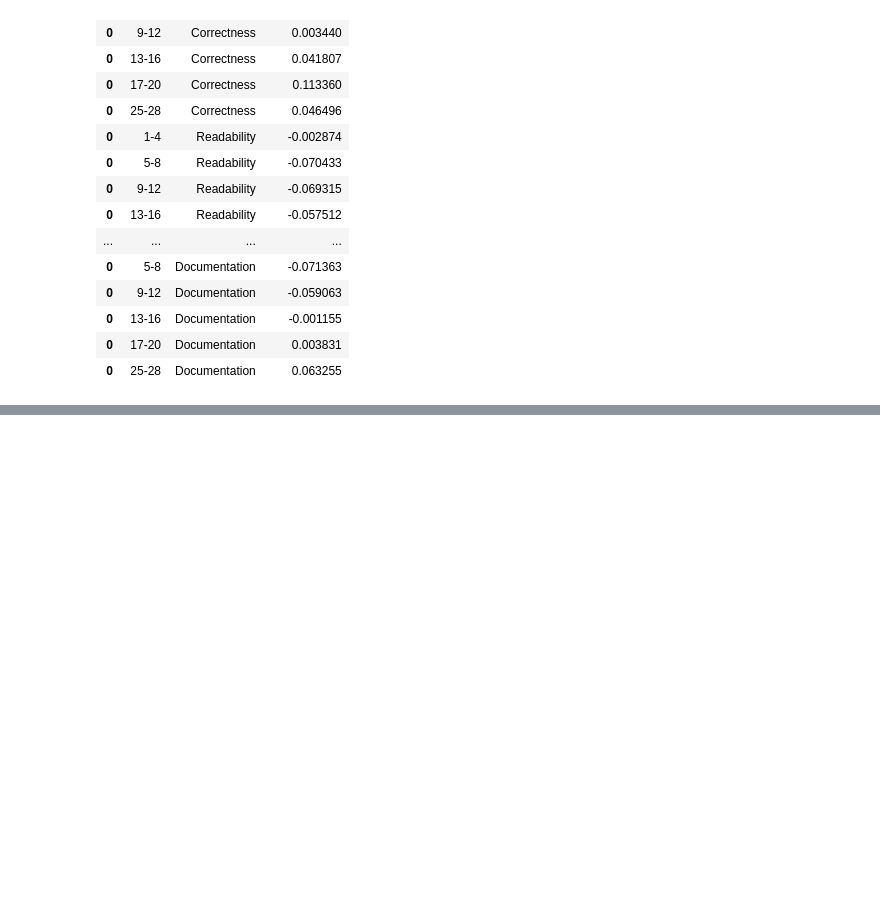
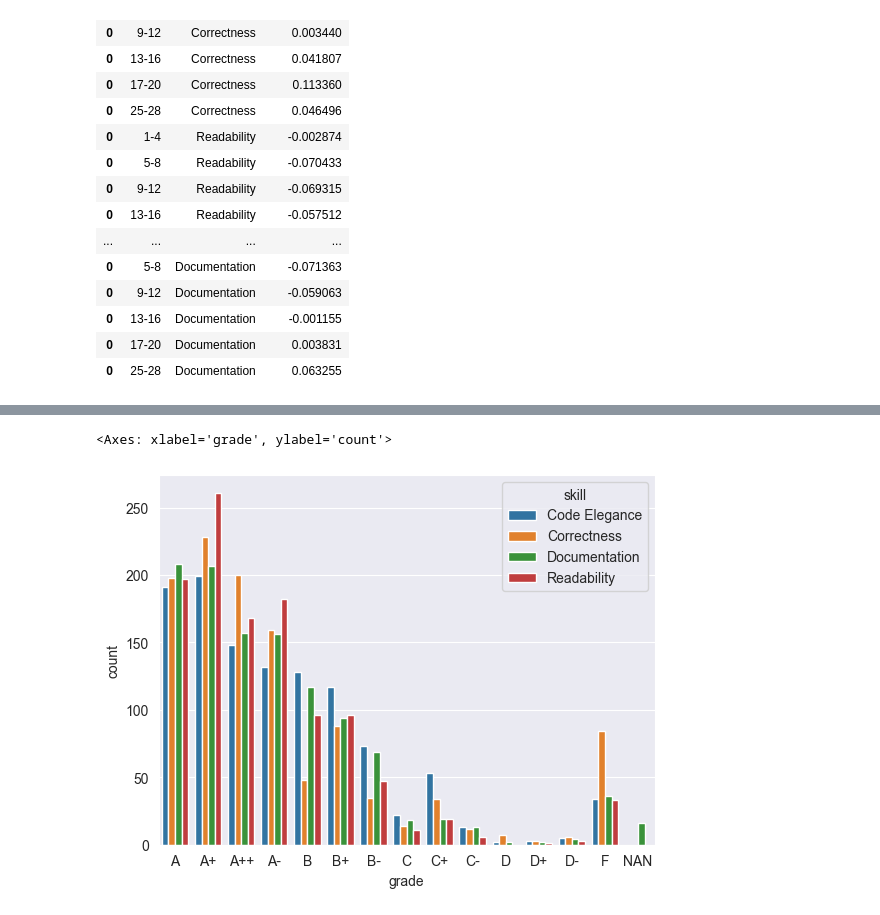
Before and after one commit to m-messer/Consistency_In_Grading_Analysis, a Jupyter notebook: grades_analysis.ipynb, the cells around one changed output, grey strips where cells are left out. Drawn from its saved outputs; the diff is of its cells as text; code cells hidden in the pictures; blank space fills up the shorter version.

Commit message:
PHD-359 Added summary graph of grades awarded per skill

```diff
--- a/grades_analysis.ipynb
+++ b/grades_analysis.ipynb
@@ -117,0 +145,3 @@ assignment_number
+# %%
+grade_count_df = grade_df[['skill', 'grade', 'assignment_number']].groupby(['skill', 'grade']).count().reset_index().rename(columns={'assignment_number': 'count'})
+grade_count_df
@@ -117,0 +166,5 @@ assignment_number
+# %%
+sns.barplot(x='grade', y='count', data=grade_count_df, hue='skill')
+# %% [output]
+<Axes: xlabel='grade', ylabel='count'>
+[figure, added]
```
Also changed, not shown: parts of 7 cells of this notebook.
